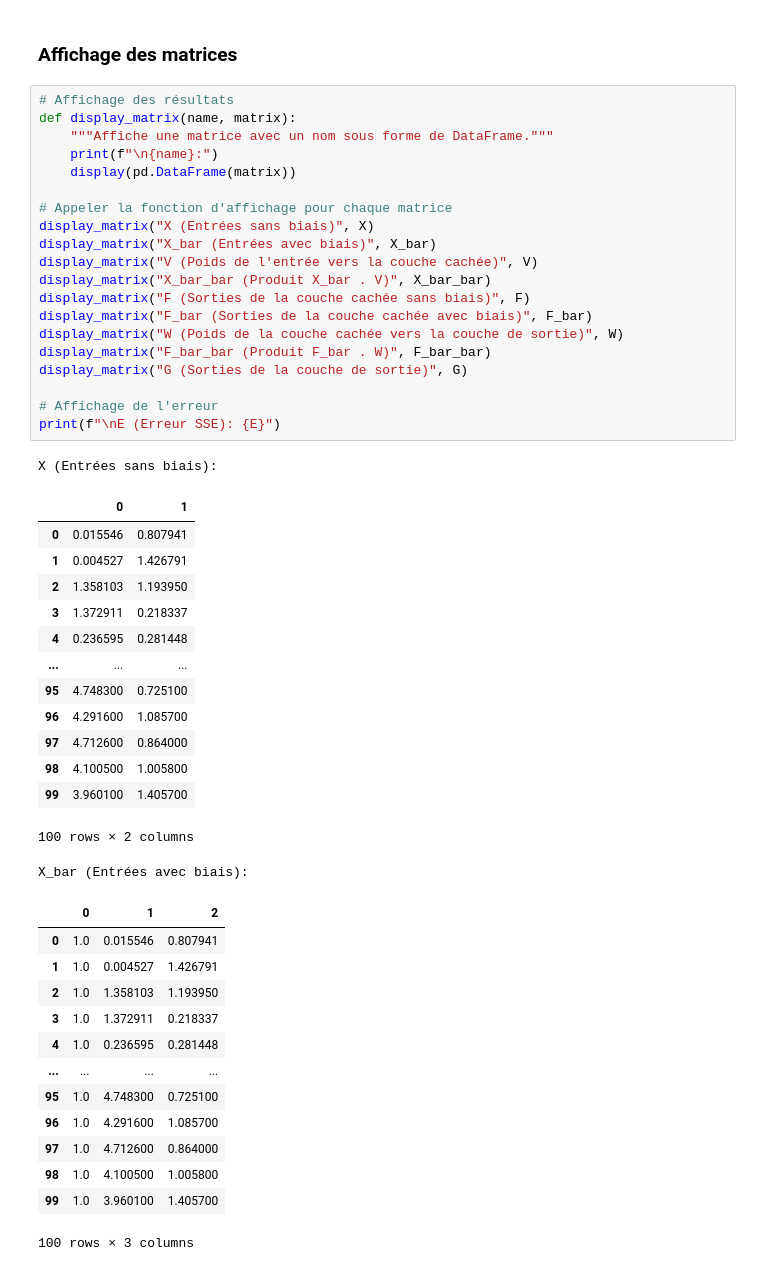
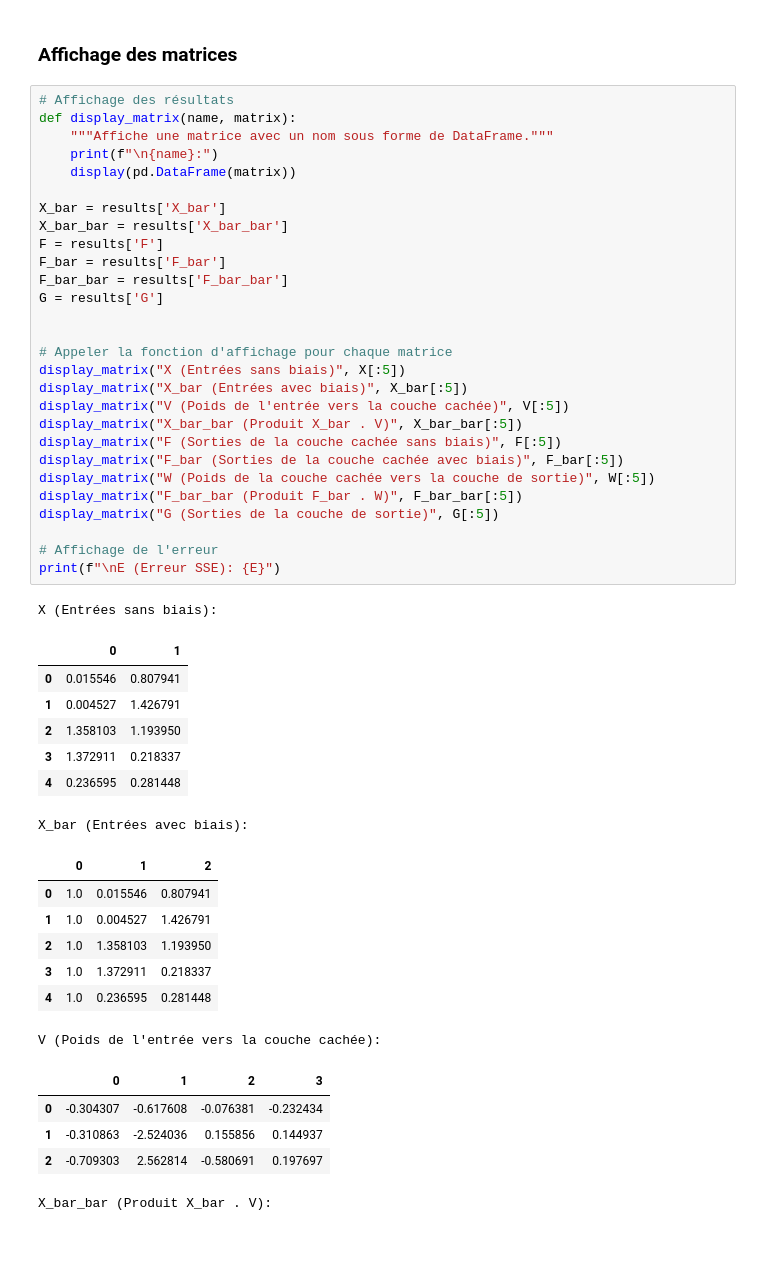
Before and after one commit to ethansmadjaa/ML_LABS2, a Jupyter notebook: LAB1/PRELAB/PRELAB_FFNN.ipynb, the cells around one changed output. Cells and saved outputs as stored; diff of their text form; blank space fills up the shorter version.

```diff
--- a/LAB1/PRELAB/PRELAB_FFNN.ipynb
+++ b/LAB1/PRELAB/PRELAB_FFNN.ipynb
@@ -80,49 +129,49 @@ E = 0.5 * np.sum((G - y_one_hot) ** 2)
 # %%
 # Affichage des résultats
 def display_matrix(name, matrix):
     """Affiche une matrice avec un nom sous forme de DataFrame."""
     print(f"\n{name}:")
     display(pd.DataFrame(matrix))
 
+X_bar = results['X_bar']
+X_bar_bar = results['X_bar_bar']
+F = results['F']
+F_bar = results['F_bar']
+F_bar_bar = results['F_bar_bar']
+G = results['G']
+
+
 # Appeler la fonction d'affichage pour chaque matrice
-display_matrix("X (Entrées sans biais)", X)
-display_matrix("X_bar (Entrées avec biais)", X_bar)
-display_matrix("V (Poids de l'entrée vers la couche cachée)", V)
-display_matrix("X_bar_bar (Produit X_bar . V)", X_bar_bar)
-display_matrix("F (Sorties de la couche cachée sans biais)", F)
-display_matrix("F_bar (Sorties de la couche cachée avec biais)", F_bar)
-display_matrix("W (Poids de la couche cachée vers la couche de sortie)", W)
-display_matrix("F_bar_bar (Produit F_bar . W)", F_bar_bar)
-display_matrix("G (Sorties de la couche de sortie)", G)
+display_matrix("X (Entrées sans biais)", X[:5])
+display_matrix("X_bar (Entrées avec biais)", X_bar[:5])
+display_matrix("V (Poids de l'entrée vers la couche cachée)", V[:5])
+display_matrix("X_bar_bar (Produit X_bar . V)", X_bar_bar[:5])
+display_matrix("F (Sorties de la couche cachée sans biais)", F[:5])
+display_matrix("F_bar (Sorties de la couche cachée avec biais)", F_bar[:5])
+display_matrix("W (Poids de la couche cachée vers la couche de sortie)", W[:5])
+display_matrix("F_bar_bar (Produit F_bar . W)", F_bar_bar[:5])
+display_matrix("G (Sorties de la couche de sortie)", G[:5])
 
 # Affichage de l'erreur
 print(f"\nE (Erreur SSE): {E}")
 # %% [output]
 X (Entrées sans biais):
 |  | 0 | 1 |
 | 0 | 0.015546 | 0.807941 |
 | 1 | 0.004527 | 1.426791 |
 | 2 | 1.358103 | 1.193950 |
 | 3 | 1.372911 | 0.218337 |
 | 4 | 0.236595 | 0.281448 |
-| ... | ... | ... |
-| 95 | 4.748300 | 0.725100 |
-| 96 | 4.291600 | 1.085700 |
-| 97 | 4.712600 | 0.864000 |
-| 98 | 4.100500 | 1.005800 |
-| 99 | 3.960100 | 1.405700 |
-100 rows × 2 columns
+X_bar (Entrées avec biais):
+|  | 0 | 1 | 2 |
+| 0 | 1.0 | 0.015546 | 0.807941 |
+| 1 | 1.0 | 0.004527 | 1.426791 |
+| 2 | 1.0 | 1.358103 | 1.193950 |
+| 3 | 1.0 | 1.372911 | 0.218337 |
+| 4 | 1.0 | 0.236595 | 0.281448 |
-X_bar (Entrées avec biais):
+V (Poids de l'entrée vers la couche cachée):
-|  | 0 | 1 | 2 |
-| 0 | 1.0 | 0.015546 | 0.807941 |
-| 1 | 1.0 | 0.004527 | 1.426791 |
-| 2 | 1.0 | 1.358103 | 1.193950 |
-| 3 | 1.0 | 1.372911 | 0.218337 |
-| 4 | 1.0 | 0.236595 | 0.281448 |
-| ... | ... | ... | ... |
-| 95 | 1.0 | 4.748300 | 0.725100 |
-| 96 | 1.0 | 4.291600 | 1.085700 |
-| 97 | 1.0 | 4.712600 | 0.864000 |
-| 98 | 1.0 | 4.100500 | 1.005800 |
-| 99 | 1.0 | 3.960100 | 1.405700 |
+|  | 0 | 1 | 2 | 3 |
+| 0 | -0.304307 | -0.617608 | -0.076381 | -0.232434 |
+| 1 | -0.310863 | -2.524036 | 0.155856 | 0.144937 |
+| 2 | -0.709303 | 2.562814 | -0.580691 | 0.197697 |
-100 rows × 3 columns
+X_bar_bar (Produit X_bar . V):
```
Also changed, not shown: parts of 4 cells of this notebook.
